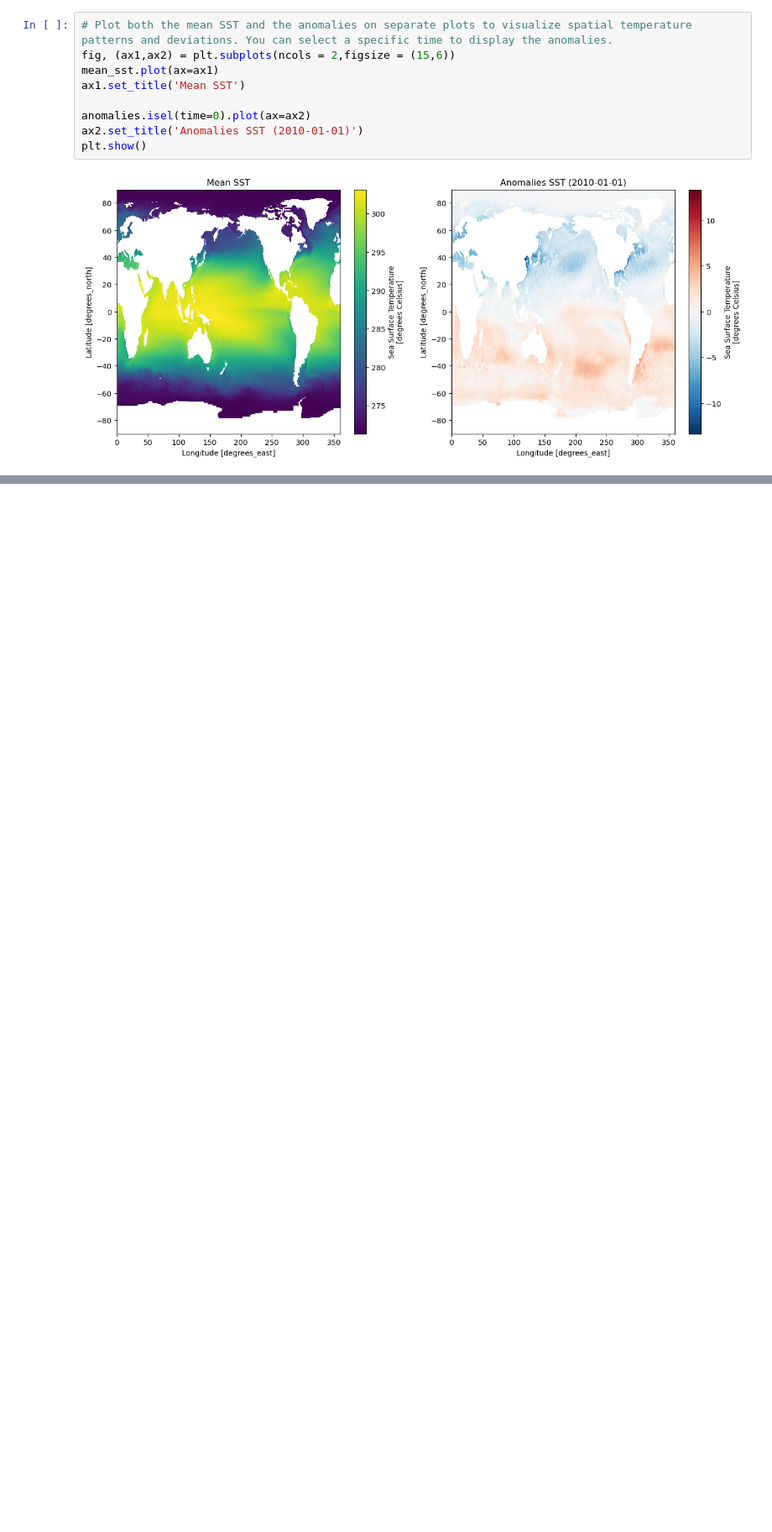
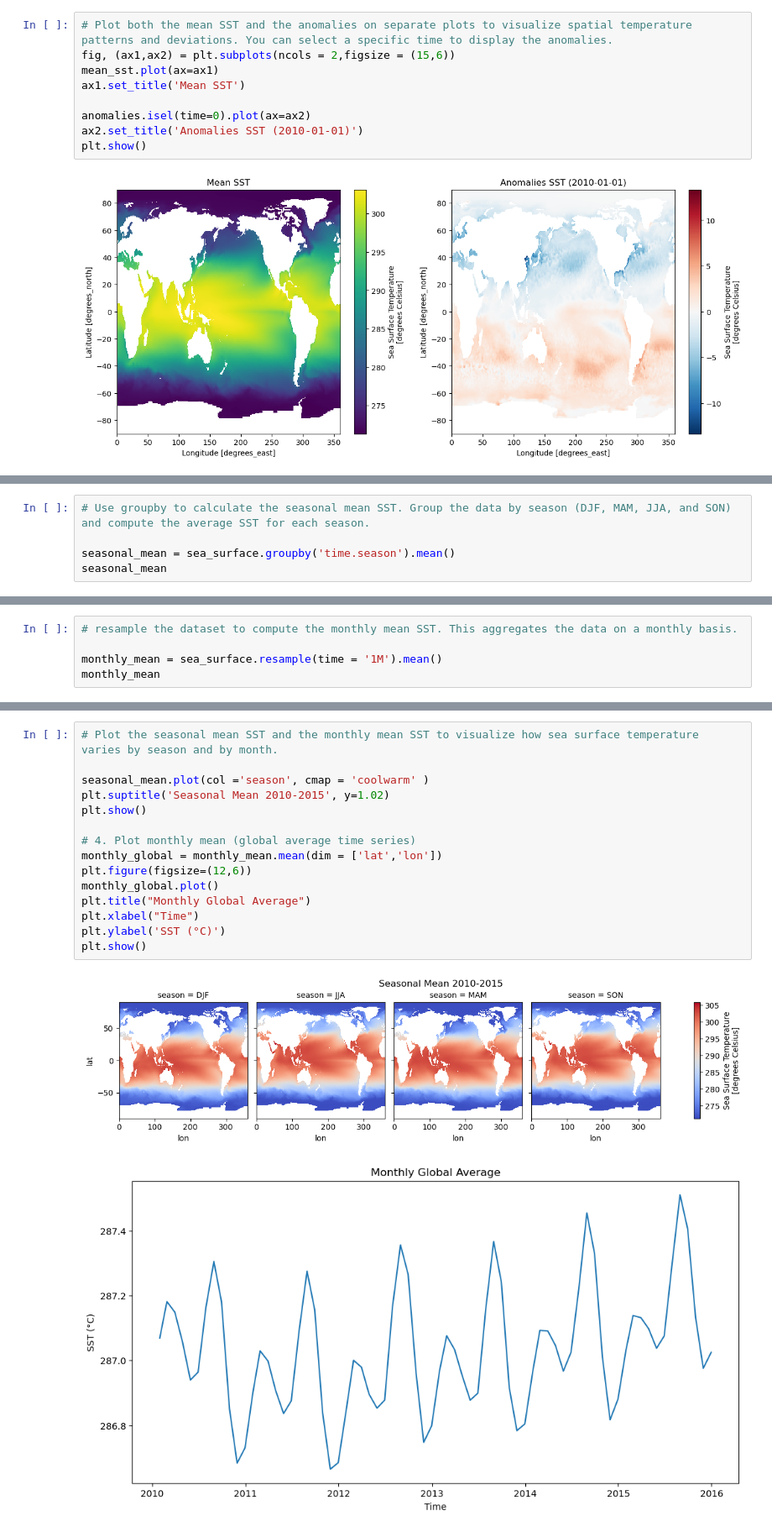
Before and after one commit to code4geoai/geospatial_course, a Jupyter notebook: Lab-6.ipynb, the cells around one changed output, grey strips where cells are left out. Shown at 84% size. Cells and saved outputs as stored; diff of their text form; blank space fills up the shorter version.

```diff
--- a/Lab-6.ipynb
+++ b/Lab-6.ipynb
@@ -167,0 +177,5 @@ plt.show()
+# %%
+# Use groupby to calculate the seasonal mean SST. Group the data by season (DJF, MAM, JJA, and SON) and compute the average SST for each season.
+
+seasonal_mean = sea_surface.groupby('time.season').mean()
+seasonal_mean
@@ -167,0 +194,5 @@ plt.show()
+# %%
+# resample the dataset to compute the monthly mean SST. This aggregates the data on a monthly basis.
+
+monthly_mean = sea_surface.resample(time = '1M').mean()
+monthly_mean
@@ -167,0 +211,18 @@ plt.show()
+# %%
+# Plot the seasonal mean SST and the monthly mean SST to visualize how sea surface temperature varies by season and by month.
+
+seasonal_mean.plot(col ='season', cmap = 'coolwarm' )
+plt.suptitle('Seasonal Mean 2010-2015', y=1.02)
+plt.show()
+
+# 4. Plot monthly mean (global average time series)
+monthly_global = monthly_mean.mean(dim = ['lat','lon'])
+plt.figure(figsize=(12,6))
+monthly_global.plot()
+plt.title("Monthly Global Average")
+plt.xlabel("Time")
+plt.ylabel('SST (°C)')
+plt.show()
+# %% [output]
+[figure, added]
+[figure, added]
```
Also changed, not shown: parts of 6 cells of this notebook, 2 other files.
